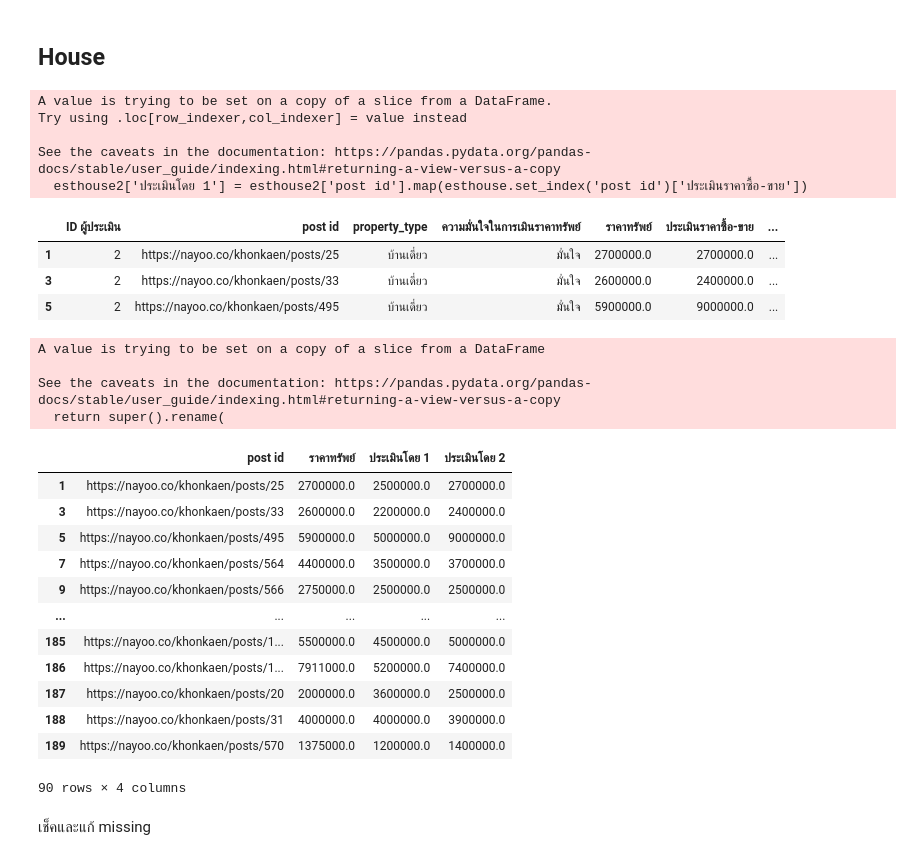
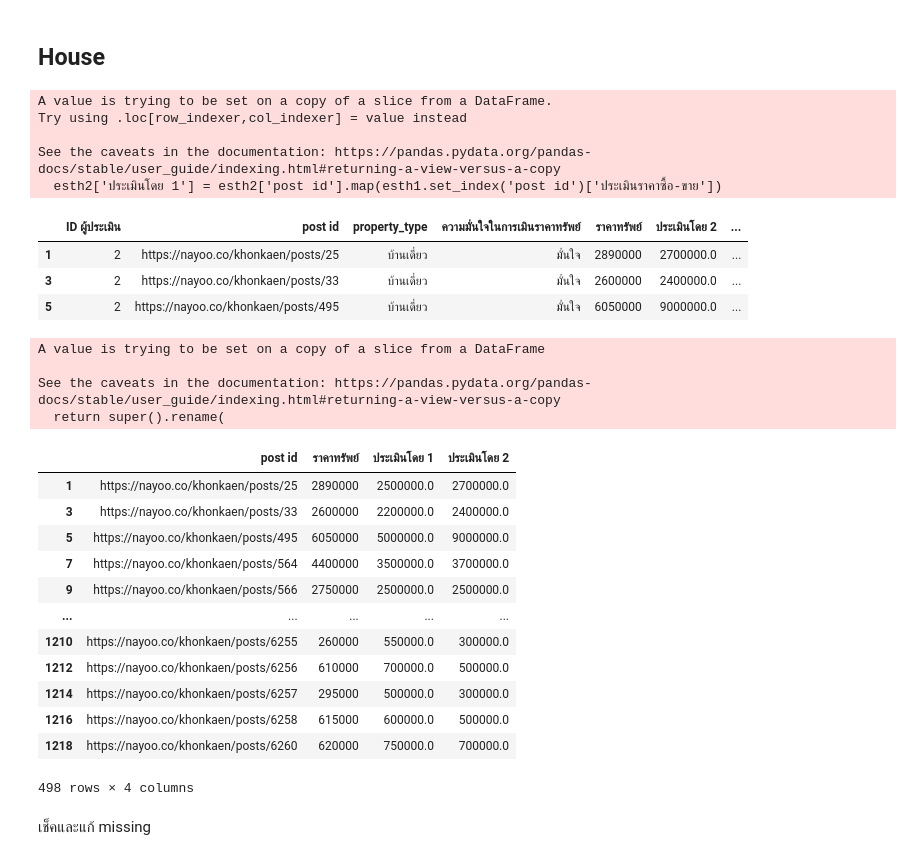
Before and after one commit to Ingapis/bsc_dpdm22, a Jupyter notebook: [dataprep1]_property_estimator.ipynb, the cells around one changed output. Cells and saved outputs as stored; diff of their text form; code cells hidden in the pictures.

```diff
--- a/[dataprep1]_property_estimator.ipynb
+++ b/[dataprep1]_property_estimator.ipynb
@@ -37,3 +39,5 @@ datah.head()
+# %%
+datah = pd.read_excel(file,sheet_name='บ้าน')
 # %%
 datah['ID ผู้ประเมิน'].value_counts()
 # %% [output]
@@ -256,4 +220,6 @@ esth1['ความมั่นใจในการเมินราคาท
 Name: ความมั่นใจในการเมินราคาทรัพย์, dtype: int64
+# %%
+esth1 = esth1.dropna(subset=['ราคาทรัพย์','ประเมินราคาซื้อ-ขาย'])
 # %%
 esth2 = datah[datah['ID ผู้ประเมิน']==2]
 # %%
@@ -299,42 +265,43 @@ from sklearn.metrics import mean_absolute_percentage_error as mape #mape
 # %% [markdown]
 ## House
 # %%
-esthouse2['ประเมินโดย 1'] = esthouse2['post id'].map(esthouse.set_index('post id')['ประเมินราคาซื้อ-ขาย'])
-esthouse2.head(3)
+esth2['ประเมินโดย 1'] = esth2['post id'].map(esth1.set_index('post id')['ประเมินราคาซื้อ-ขาย'])
+esth2.head(3)
 # %% [output]
 A value is trying to be set on a copy of a slice from a DataFrame.
 Try using .loc[row_indexer,col_indexer] = value instead
 
 See the caveats in the documentation: https://pandas.pydata.org/pandas-docs/stable/user_guide/indexing.html#returning-a-view-versus-a-copy
-  esthouse2['ประเมินโดย 1'] = esthouse2['post id'].map(esthouse.set_index('post id')['ประเมินราคาซื้อ-ขาย'])
+  esth2['ประเมินโดย 1'] = esth2['post id'].map(esth1.set_index('post id')['ประเมินราคาซื้อ-ขาย'])
-|  | ID ผู้ประเมิน | post id | property_type | ความมั่นใจในการเมินราคาทรัพย์ | ราคาทรัพย์ | ประเมินราคาซื้อ-ขาย | ... |
-| 1 | 2 | https://nayoo.co/khonkaen/posts/25 | บ้านเดี่ยว | มั่นใจ | 2700000.0 | 2700000.0 | ... |
-| 3 | 2 | https://nayoo.co/khonkaen/posts/33 | บ้านเดี่ยว | มั่นใจ | 2600000.0 | 2400000.0 | ... |
-| 5 | 2 | https://nayoo.co/khonkaen/posts/495 | บ้านเดี่ยว | มั่นใจ | 5900000.0 | 9000000.0 | ... |
+|  | ID ผู้ประเมิน | post id | property_type | ความมั่นใจในการเมินราคาทรัพย์ | ราคาทรัพย์ | ประเมินโดย 2 | ... |
+| 1 | 2 | https://nayoo.co/khonkaen/posts/25 | บ้านเดี่ยว | มั่นใจ | 2890000 | 2700000.0 | ... |
+| 3 | 2 | https://nayoo.co/khonkaen/posts/33 | บ้านเดี่ยว | มั่นใจ | 2600000 | 2400000.0 | ... |
+| 5 | 2 | https://nayoo.co/khonkaen/posts/495 | บ้านเดี่ยว | มั่นใจ | 6050000 | 9000000.0 | ... |
 # %%
-esthouse2.rename(columns={'ประเมินราคาซื้อ-ขาย' :'ประเมินโดย 2'}, inplace=True)
+esth2.rename(columns={'ประเมินราคาซื้อ-ขาย' :'ประเมินโดย 2'}, inplace=True)
 # %% [output]
 A value is trying to be set on a copy of a slice from a DataFrame
 
 See the caveats in the documentation: https://pandas.pydata.org/pandas-docs/stable/user_guide/indexing.html#returning-a-view-versus-a-copy
   return super().rename(
 # %%
-asshouse = esthouse2[['post id','ราคาทรัพย์','ประเมินโดย 1','ประเมินโดย 2']]
+asshouse = esth2[['post id','ราคาทรัพย์','ประเมินโดย 1','ประเมินโดย 2']]
+asshouse = asshouse.dropna(subset=['ราคาทรัพย์','ประเมินโดย 1','ประเมินโดย 2'])
 asshouse
 # %% [output]
 |  | post id | ราคาทรัพย์ | ประเมินโดย 1 | ประเมินโดย 2 |
-| 1 | https://nayoo.co/khonkaen/posts/25 | 2700000.0 | 2500000.0 | 2700000.0 |
-| 3 | https://nayoo.co/khonkaen/posts/33 | 2600000.0 | 2200000.0 | 2400000.0 |
-| 5 | https://nayoo.co/khonkaen/posts/495 | 5900000.0 | 5000000.0 | 9000000.0 |
-| 7 | https://nayoo.co/khonkaen/posts/564 | 4400000.0 | 3500000.0 | 3700000.0 |
-| 9 | https://nayoo.co/khonkaen/posts/566 | 2750000.0 | 2500000.0 | 2500000.0 |
+| 1 | https://nayoo.co/khonkaen/posts/25 | 2890000 | 2500000.0 | 2700000.0 |
+| 3 | https://nayoo.co/khonkaen/posts/33 | 2600000 | 2200000.0 | 2400000.0 |
+| 5 | https://nayoo.co/khonkaen/posts/495 | 6050000 | 5000000.0 | 9000000.0 |
+| 7 | https://nayoo.co/khonkaen/posts/564 | 4400000 | 3500000.0 | 3700000.0 |
+| 9 | https://nayoo.co/khonkaen/posts/566 | 2750000 | 2500000.0 | 2500000.0 |
 | ... | ... | ... | ... | ... |
-| 185 | https://nayoo.co/khonkaen/posts/1... | 5500000.0 | 4500000.0 | 5000000.0 |
-| 186 | https://nayoo.co/khonkaen/posts/1... | 7911000.0 | 5200000.0 | 7400000.0 |
-| 187 | https://nayoo.co/khonkaen/posts/20 | 2000000.0 | 3600000.0 | 2500000.0 |
-| 188 | https://nayoo.co/khonkaen/posts/31 | 4000000.0 | 4000000.0 | 3900000.0 |
-| 189 | https://nayoo.co/khonkaen/posts/570 | 1375000.0 | 1200000.0 | 1400000.0 |
+| 1210 | https://nayoo.co/khonkaen/posts/6255 | 260000 | 550000.0 | 300000.0 |
+| 1212 | https://nayoo.co/khonkaen/posts/6256 | 610000 | 700000.0 | 500000.0 |
+| 1214 | https://nayoo.co/khonkaen/posts/6257 | 295000 | 500000.0 | 300000.0 |
+| 1216 | https://nayoo.co/khonkaen/posts/6258 | 615000 | 600000.0 | 500000.0 |
+| 1218 | https://nayoo.co/khonkaen/posts/6260 | 620000 | 750000.0 | 700000.0 |
-90 rows × 4 columns
+498 rows × 4 columns
 # %% [markdown]
 เช็คและแก้ missing
 # %%
```
Also changed, not shown: parts of 63 cells of this notebook.
